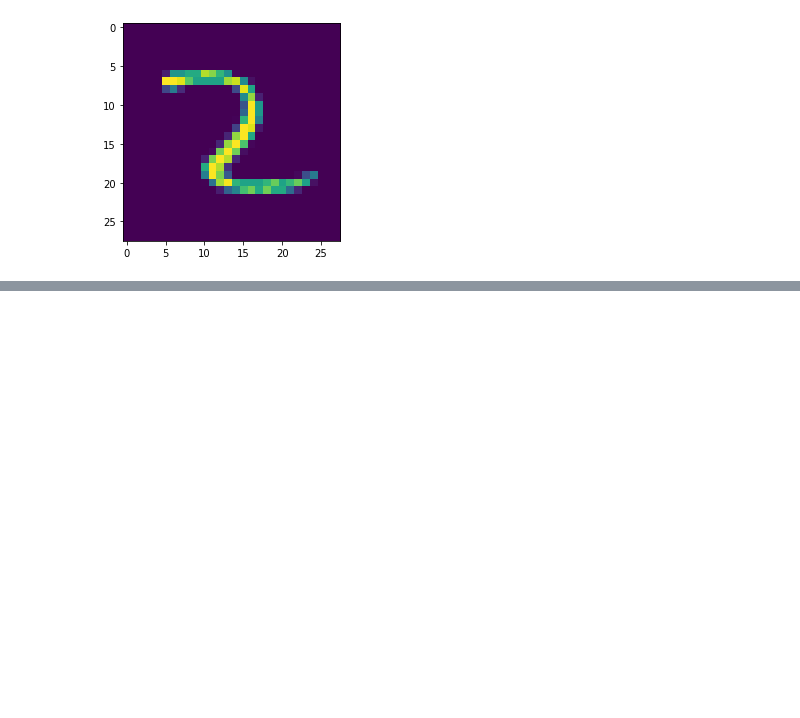
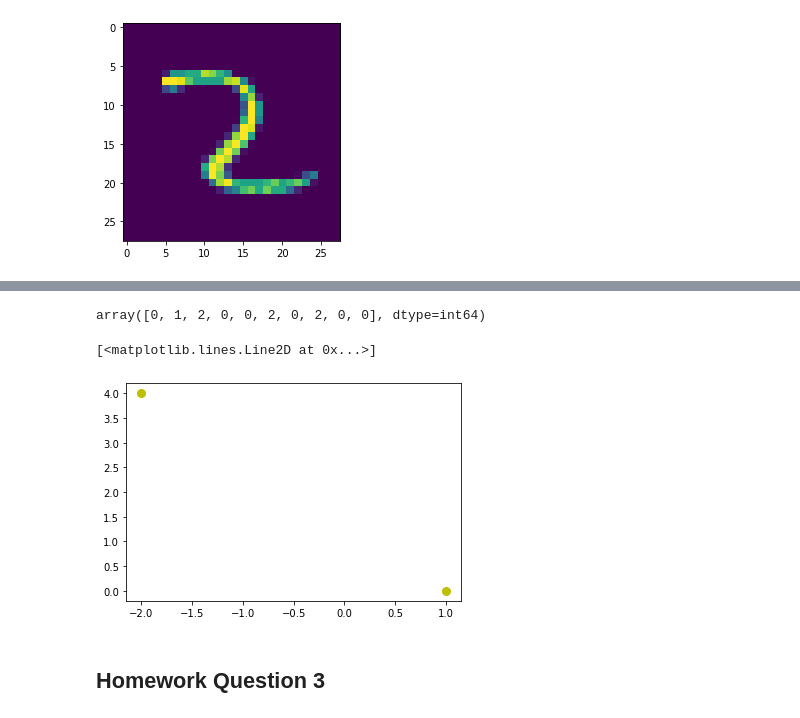
Before and after one commit to rarnold97/WSU, a Jupyter notebook: CS_7840/hw/hw1/rarnold_hw1.ipynb, the cells around one changed output, grey strips where cells are left out. Drawn from its saved outputs; the diff is of its cells as text; code cells hidden in the pictures; blank space fills up the shorter version.

```diff
--- a/CS_7840/hw/hw1/rarnold_hw1.ipynb
+++ b/CS_7840/hw/hw1/rarnold_hw1.ipynb
@@ -57,0 +138,3 @@ confusion
+# %%
+x = np.random.randint(-5, 5, (10, 2))
+x
@@ -57,0 +152,29 @@ confusion
+# %%
+c1 = x[0,:]
+c2 = x[1,:]
+c3 = x[2,:]
+
+dist1 = c1 - x
+dist2 = c2 - x
+dist3 = c3 - x
+# %%
+k1 = la.norm(dist1, axis=1)
+k2 = la.norm(dist2, axis=1)
+k3 = la.norm(dist3, axis=1)
+# %%
+clusters = np.argmin([k1, k2, k3], axis=0)
+
+clusters
+# %% [output]
+array([0, 1, 2, 0, 0, 2, 0, 2, 0, 0], dtype=int64)
+# %%
+C1 = x[clusters==0]
+C2 = x[clusters==1]
+C3 = x[clusters==2]
+centroids = np.hstack([C1.T,C2.T,C3.T])
+plt.plot(centroids[:,0], centroids[:,1], 'yo', markersize = 8, label='Centroids')
+# %% [output]
+[<matplotlib.lines.Line2D at 0x...>]
+[figure, added]
+# %% [markdown]
+## Homework Question 3
```
Also changed, not shown: parts of 22 cells of this notebook.
